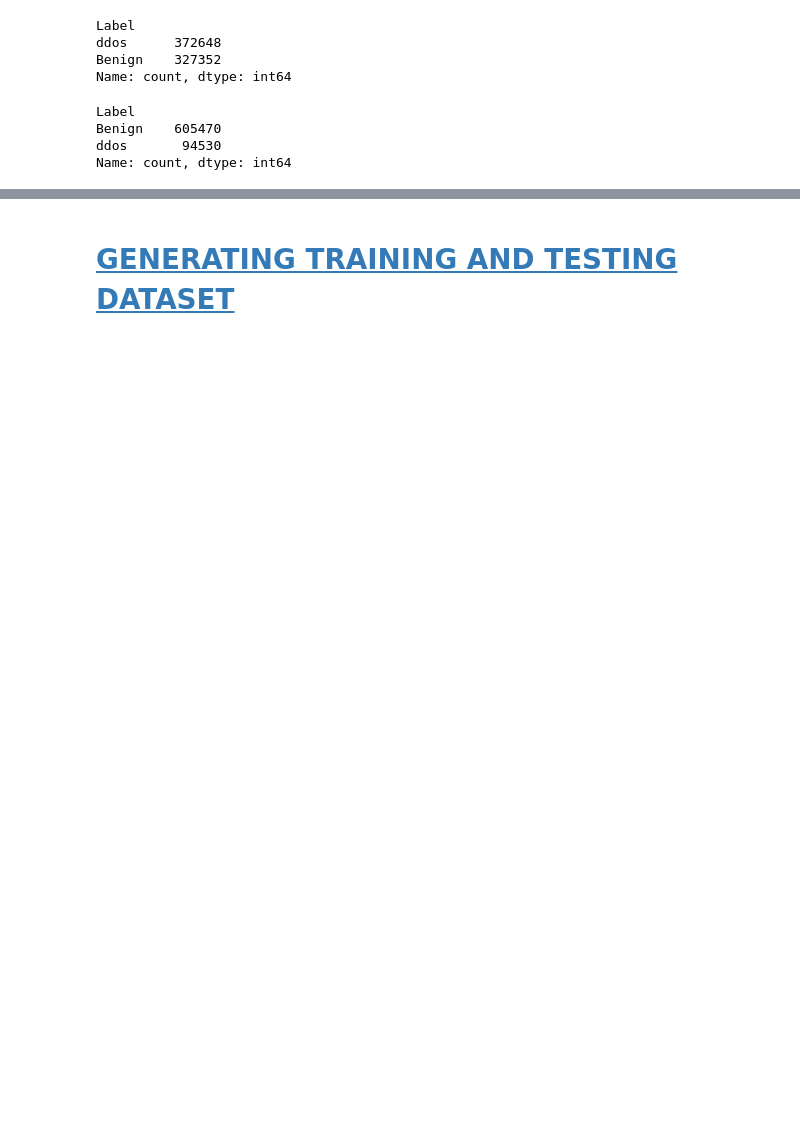
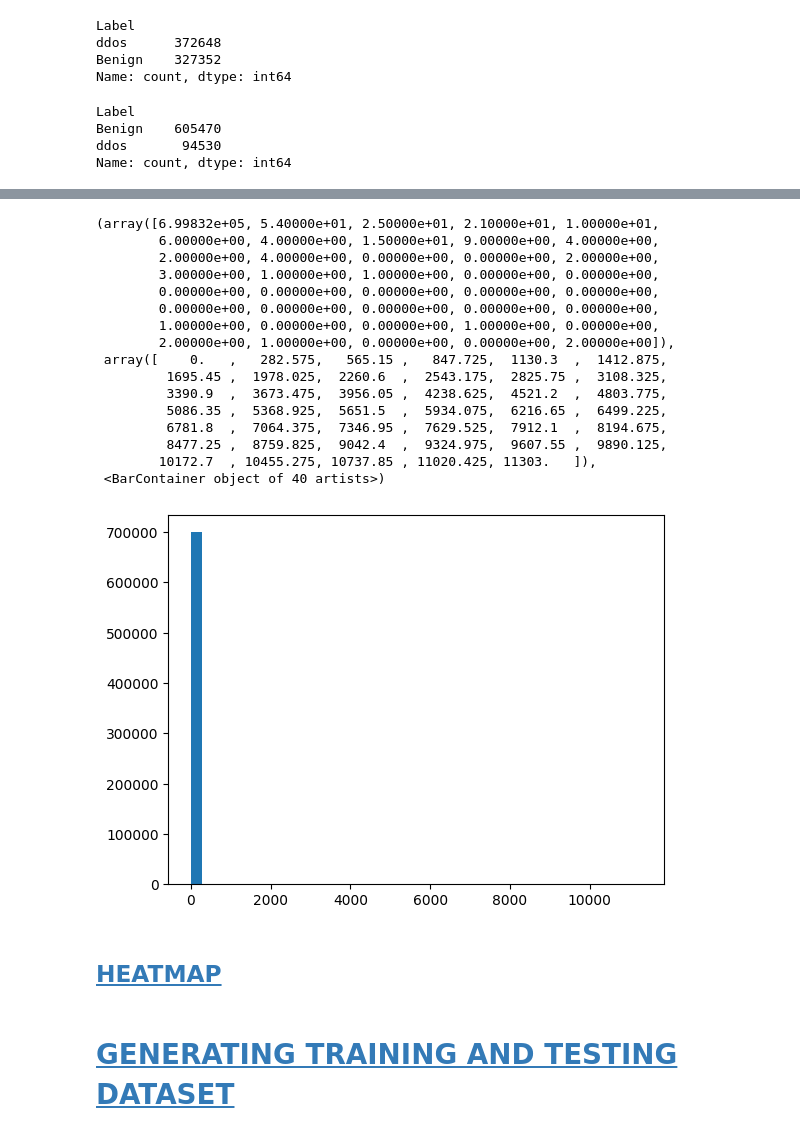
Before and after one commit to k1voh/DDoS-Attack-Detection-Using-Machine-Learning, a Jupyter notebook: Model/model.ipynb, the cells around one changed output, grey strips where cells are left out. Drawn from its saved outputs; the diff is of its cells as text; code cells hidden in the pictures; blank space fills up the shorter version.

```diff
--- a/Model/model.ipynb
+++ b/Model/model.ipynb
@@ -192,0 +223,5 @@ testset['new_Timestamp'] = LabelEncoder().fit_transform(testset['Timestamp'])
+# %%
+ddos_set = dataset[dataset.Label == 'ddos']
+benign_set = dataset[dataset.Label == 'Benign']
+X = dataset.drop(['Label','Flow ID','Src IP','Dst IP'], axis='columns')
+Y = dataset['Label'].replace(to_replace = ['ddos','Benign'], value=[1,0])
@@ -192,0 +242,24 @@ testset['new_Timestamp'] = LabelEncoder().fit_transform(testset['Timestamp'])
+# %%
+X.index = X['new_Timestamp']
+plt.hist(X['Tot Fwd Pkts'],bins=100)
+plt.show()
+# %% [output]
+(array([6.99832e+05, 5.40000e+01, 2.50000e+01, 2.10000e+01, 1.00000e+01,
+        6.00000e+00, 4.00000e+00, 1.50000e+01, 9.00000e+00, 4.00000e+00,
+        2.00000e+00, 4.00000e+00, 0.00000e+00, 0.00000e+00, 2.00000e+00,
+        3.00000e+00, 1.00000e+00, 1.00000e+00, 0.00000e+00, 0.00000e+00,
+        0.00000e+00, 0.00000e+00, 0.00000e+00, 0.00000e+00, 0.00000e+00,
+        0.00000e+00, 0.00000e+00, 0.00000e+00, 0.00000e+00, 0.00000e+00,
+        1.00000e+00, 0.00000e+00, 0.00000e+00, 1.00000e+00, 0.00000e+00,
+        2.00000e+00, 1.00000e+00, 0.00000e+00, 0.00000e+00, 2.00000e+00]),
+ array([    0.   ,   282.575,   565.15 ,   847.725,  1130.3  ,  1412.875,
+         1695.45 ,  1978.025,  2260.6  ,  2543.175,  2825.75 ,  3108.325,
+         3390.9  ,  3673.475,  3956.05 ,  4238.625,  4521.2  ,  4803.775,
+         5086.35 ,  5368.925,  5651.5  ,  5934.075,  6216.65 ,  6499.225,
+         6781.8  ,  7064.375,  7346.95 ,  7629.525,  7912.1  ,  8194.675,
+         8477.25 ,  8759.825,  9042.4  ,  9324.975,  9607.55 ,  9890.125,
+        10172.7  , 10455.275, 10737.85 , 11020.425, 11303.   ]),
+ <BarContainer object of 40 artists>)
+[figure, added]
+# %% [markdown]
+## <a id='toc6_2_'></a>[HEATMAP](#toc0_)
```
Also changed, not shown: parts of 38 cells of this notebook, 1 other file.
